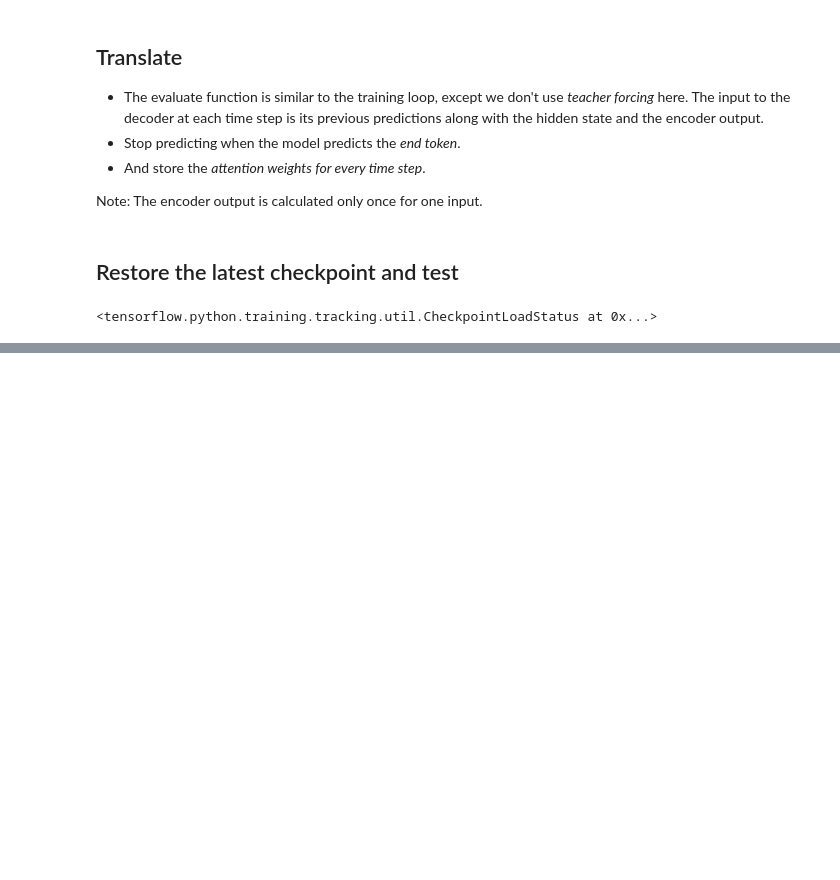
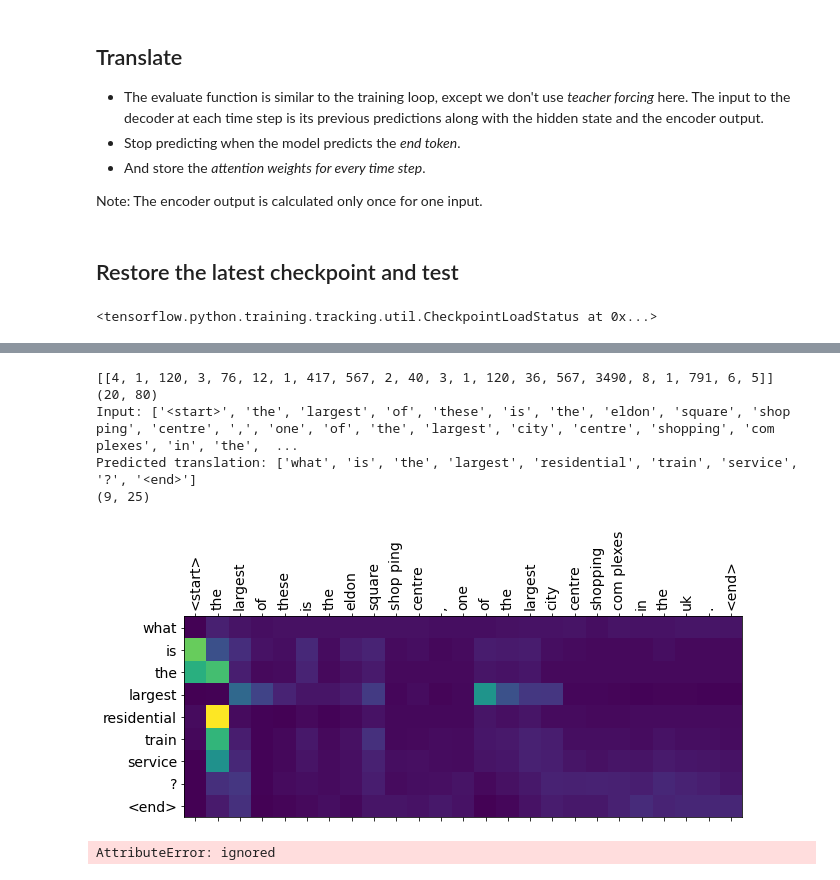
Before and after one commit to soerenetler/squad-question-generation, a Jupyter notebook: 05_question-generation/attention/nmt_with_attention.ipynb, the cells around one changed output, grey strips where cells are left out. Cells and saved outputs as stored; diff of their text form; code cells hidden in the pictures; blank space fills up the shorter version.

```diff
--- a/05_question-generation/attention/nmt_with_attention.ipynb
+++ b/05_question-generation/attention/nmt_with_attention.ipynb
@@ -558,0 +601,9 @@ Predicted translation: ['what', 'alternate', 'name', 'is', 'now', 'favored', 'by
+# %%
+translate("the largest of these is the eldon square shop-ping centre , one of the largest city centre shopping com-plexes in the uk .".split(" "))
+# %% [output]
+[[4, 1, 120, 3, 76, 12, 1, 417, 567, 2, 40, 3, 1, 120, 36, 567, 3490, 8, 1, 791, 6, 5]]
+(20, 80)
+Input: ['<start>', 'the', 'largest', 'of', 'these', 'is', 'the', 'eldon', 'square', 'shop ping', 'centre', ',', 'one', 'of', 'the', 'largest', 'city', 'centre', 'shopping', 'com plexes', 'in', 'the',  ...
+Predicted translation: ['what', 'is', 'the', 'largest', 'residential', 'train', 'service', '?', '<end>']
+(9, 25)
+[figure, added]
@@ -558,0 +677,4 @@ Predicted translation: ['what', 'alternate', 'name', 'is', 'now', 'favored', 'by
+# %%
+beam_translate("the largest of these is the eldon square shop-ping centre , one of the largest city centre shopping com-plexes in the uk .".split(" "))
+# %% [output]
+AttributeError: ignored
```
Also changed, not shown: parts of 20 cells of this notebook.
